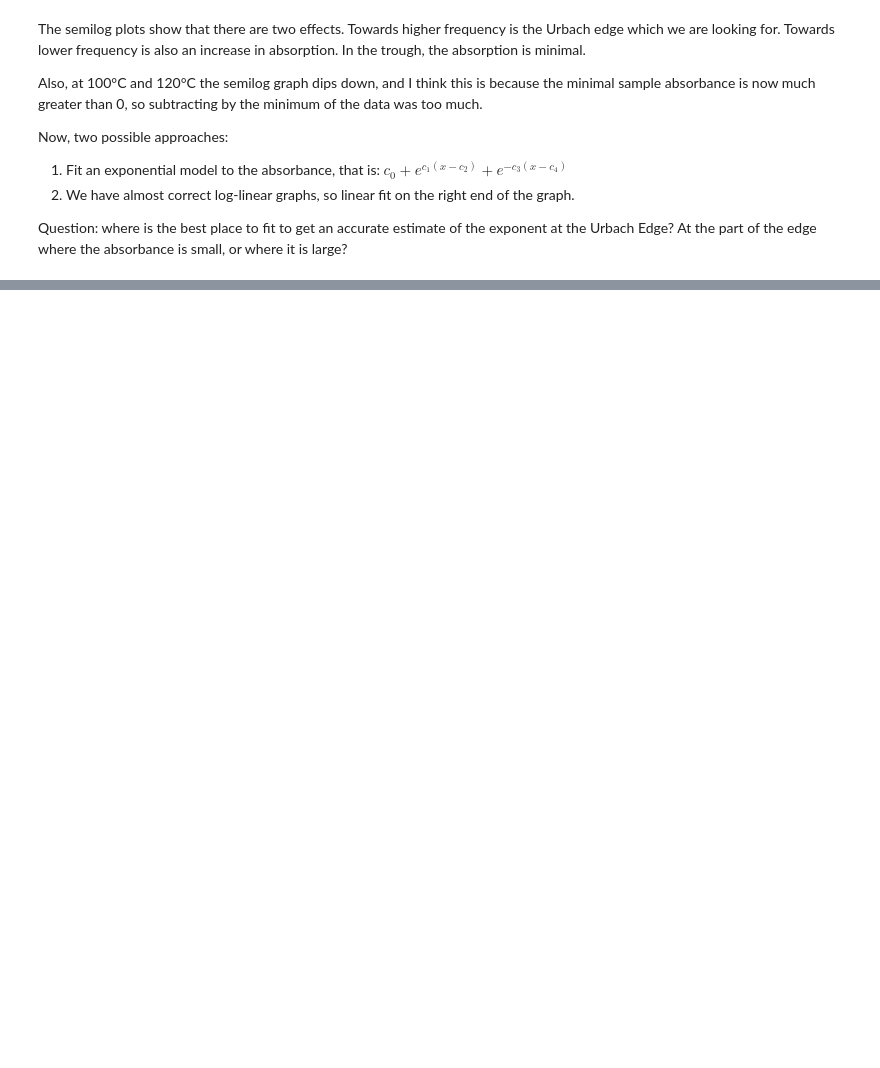
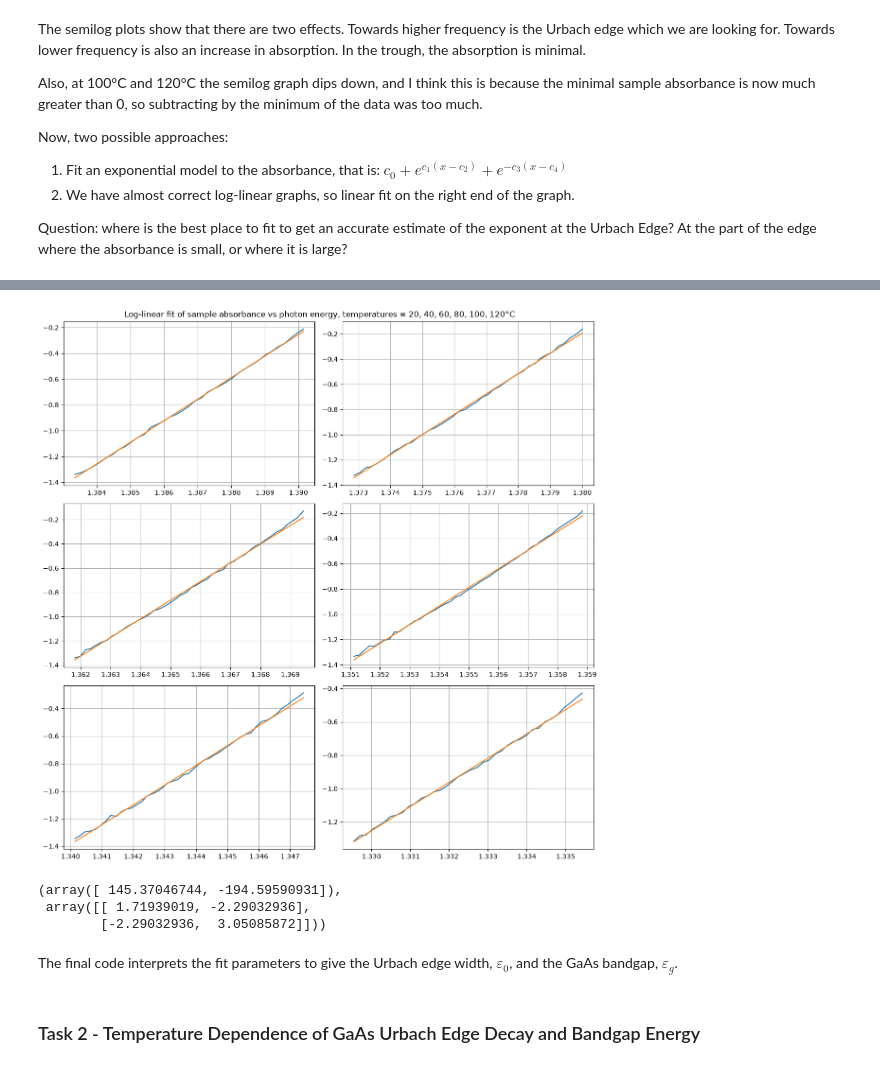
Before and after one commit to rcaerbannog/enph352-lab-band, a Jupyter notebook: band-lab-notebook.ipynb, the cells around one changed output, grey strips where cells are left out. Cells and saved outputs as stored; diff of their text form; code cells hidden in the pictures; blank space fills up the shorter version.

```diff
--- a/band-lab-notebook.ipynb
+++ b/band-lab-notebook.ipynb
@@ -423,0 +472,48 @@ NameError: name 'A' is not defined
+# %%
+# ub is already 1.0 from previous data filtering
+lb = 0.26
+fit_params = []
+fit_masks = []
+fit_point_stds = []
+for ii in range(6):
+    corrected_data = corrected_data_list[ii]
+    mask = masks[ii]
+    mask = np.logical_and(mask, wavelength < 950)
+    mask = np.logical_and(mask, np.mean(corrected_data, axis=1) > lb)
+
+    # All data from here on is filtered
+    log_corrected_data = np.log(corrected_data[mask])
+    sample_std = savgol_filter(np.nanstd(log_corrected_data, axis=1, ddof=1), 25, 2)
+    mean_log_corrected_data = np.mean(log_corrected_data, axis=1)
+    fit_params.append(np.polyfit(photon_energy[mask], mean_log_corrected_data, deg=1, w=1/sample_std, cov='unscaled'))
+    fit_point_stds.append(sample_std)
+    fit_masks.append(mask)
+# %%
+# Check linear fits
+fig, axs = plt.subplots(3, 2, figsize=(12, 12))
+
+axs = axs.flatten()
+for ii in range(6):
+    fit_mask = fit_masks[ii]
+    fit_data = np.log(np.mean(corrected_data_list[ii][fit_mask], axis=1))
+    axs[ii].plot(photon_energy[fit_mask], fit_data)
+    # Trendline
+    x1 = photon_energy[fit_mask][-1]
+    x2 = photon_energy[fit_mask][0]
+    c = fit_params[ii][0]
+    y1 = c[0] * x1 + c[1]
+    y2 = c[0] * x2 + c[1]
+    axs[ii].plot([x1, x2], [y1, y2])
+    axs[ii].grid(True)
+fig.suptitle("Log-linear fit of sample absorbance vs photon energy, temperatures = 20, 40, 60, 80, 100, 120°C")
+fig.set_tight_layout(True)
+# %% [output]
+[figure, added]
+# %%
+fit_params[5]
+# %% [output]
+(array([ 145.37046744, -194.59590931]),
+ array([[ 1.71939019, -2.29032936],
+        [-2.29032936,  3.05085872]]))
+# %% [markdown]
+The final code interprets the fit parameters to give the Urbach edge width, $\varepsilon_0$, and the GaAs bandgap, $\varepsilon_g$.
@@ -423,0 +542,2 @@ NameError: name 'A' is not defined
+# %% [markdown]
+### Task 2 - Temperature Dependence of GaAs Urbach Edge Decay and Bandgap Energy
```
Also changed, not shown: parts of 23 cells of this notebook, 4 other files.
